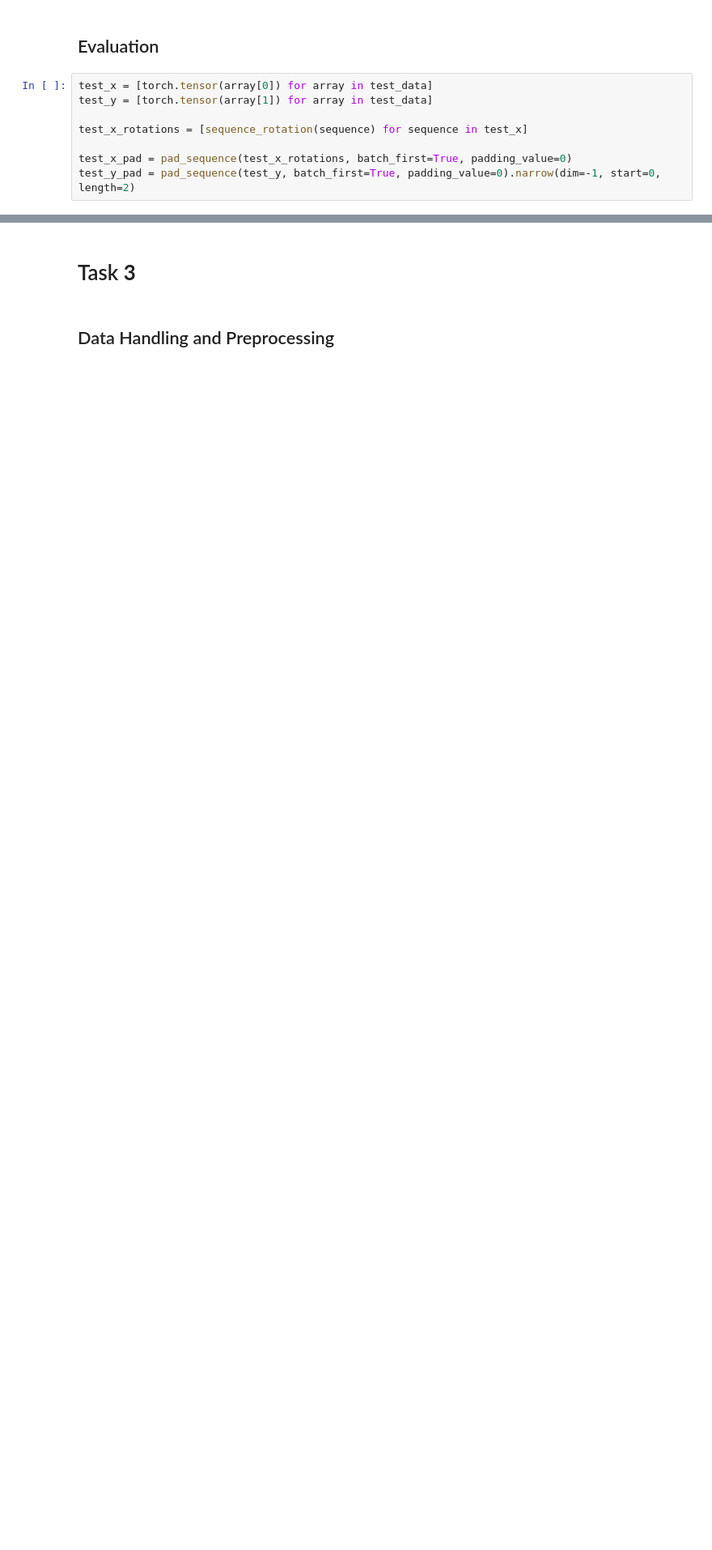
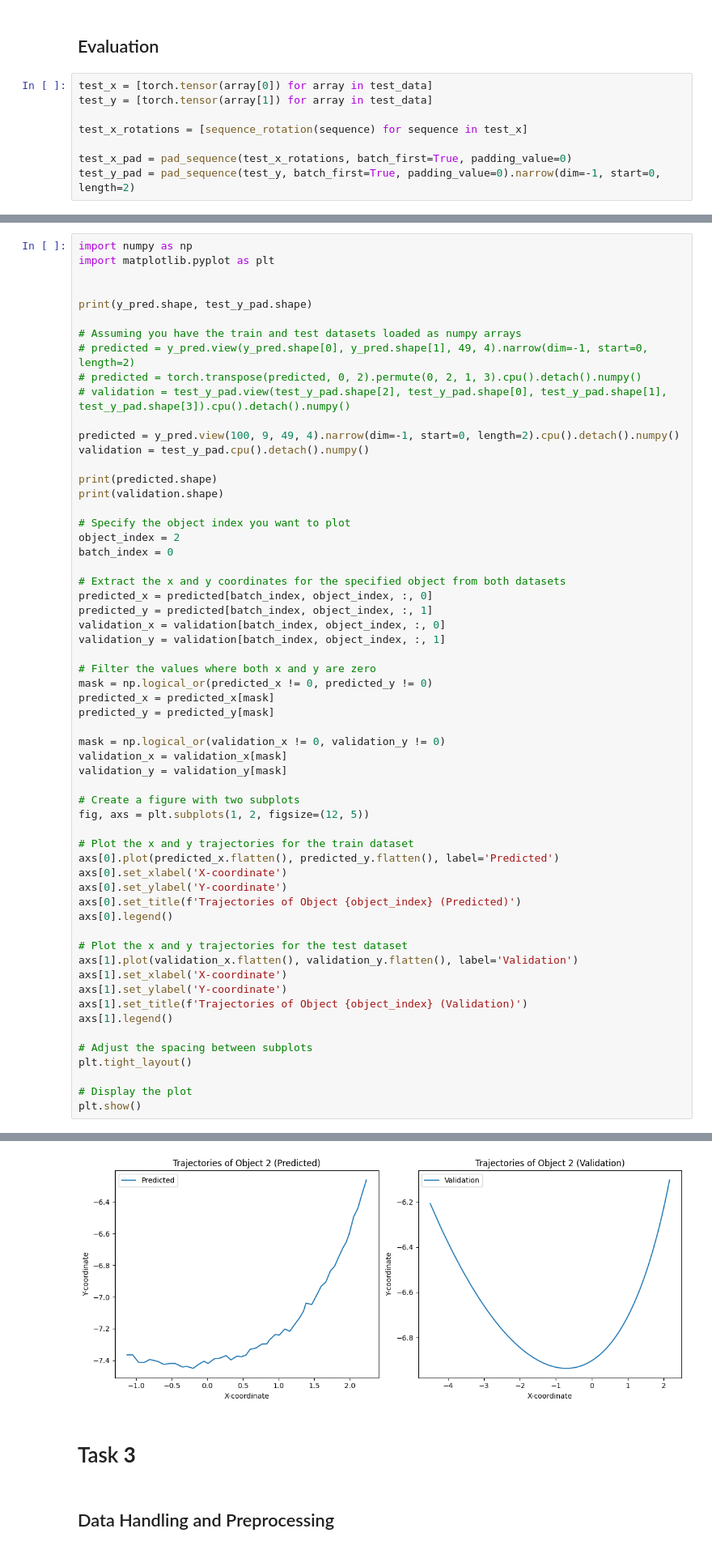
Before and after one commit to lsiecker/Deep-Learning, a Jupyter notebook: assignment_2/Assignment_2_2AMM10_22_23.ipynb, the cells around one changed output, grey strips where cells are left out. Shown at 81% size. Drawn from its saved outputs; the diff is of its cells as text; blank space fills up the shorter version.

Commit message:
Added plotting of trajectories

```diff
--- a/assignment_2/Assignment_2_2AMM10_22_23.ipynb
+++ b/assignment_2/Assignment_2_2AMM10_22_23.ipynb
@@ -656,0 +649,60 @@ R2 score = 0.89
+# %%
+import numpy as np
+import matplotlib.pyplot as plt
+
+
+print(y_pred.shape, test_y_pad.shape)
+
+# Assuming you have the train and test datasets loaded as numpy arrays
+# predicted = y_pred.view(y_pred.shape[0], y_pred.shape[1], 49, 4).narrow(dim=-1, start=0, length=2)
+# predicted = torch.transpose(predicted, 0, 2).permute(0, 2, 1, 3).cpu().detach().numpy()
+# validation = test_y_pad.view(test_y_pad.shape[2], test_y_pad.shape[0], test_y_pad.shape[1], test_y_pad.shape[3]).cpu().detach().numpy()
+
+predicted = y_pred.view(100, 9, 49, 4).narrow(dim=-1, start=0, length=2).cpu().detach().numpy()
+validation = test_y_pad.cpu().detach().numpy()
+
+print(predicted.shape)
+print(validation.shape)
+
+# Specify the object index you want to plot
+object_index = 2
+batch_index = 0
+
+# Extract the x and y coordinates for the specified object from both datasets
+predicted_x = predicted[batch_index, object_index, :, 0]
+predicted_y = predicted[batch_index, object_index, :, 1]
+validation_x = validation[batch_index, object_index, :, 0]
+validation_y = validation[batch_index, object_index, :, 1]
+
+# Filter the values where both x and y are zero
+mask = np.logical_or(predicted_x != 0, predicted_y != 0)
+predicted_x = predicted_x[mask]
+predicted_y = predicted_y[mask]
+
+mask = np.logical_or(validation_x != 0, validation_y != 0)
+validation_x = validation_x[mask]
+validation_y = validation_y[mask]
+
+# Create a figure with two subplots
+fig, axs = plt.subplots(1, 2, figsize=(12, 5))
+
+# Plot the x and y trajectories for the train dataset
+axs[0].plot(predicted_x.flatten(), predicted_y.flatten(), label='Predicted')
+axs[0].set_xlabel('X-coordinate')
+axs[0].set_ylabel('Y-coordinate')
+axs[0].set_title(f'Trajectories of Object {object_index} (Predicted)')
+axs[0].legend()
+
+# Plot the x and y trajectories for the test dataset
+axs[1].plot(validation_x.flatten(), validation_y.flatten(), label='Validation')
+axs[1].set_xlabel('X-coordinate')
+axs[1].set_ylabel('Y-coordinate')
+axs[1].set_title(f'Trajectories of Object {object_index} (Validation)')
+axs[1].legend()
+
+# Adjust the spacing between subplots
+plt.tight_layout()
+
+# Display the plot
+plt.show()
+# %% [output]
@@ -657,3 +712,4 @@ R2 score = 0.89
+[figure, added]
 # %% [markdown]
 # Task **3**
 # %% [markdown]
```
Also changed, not shown: parts of 9 cells of this notebook.
